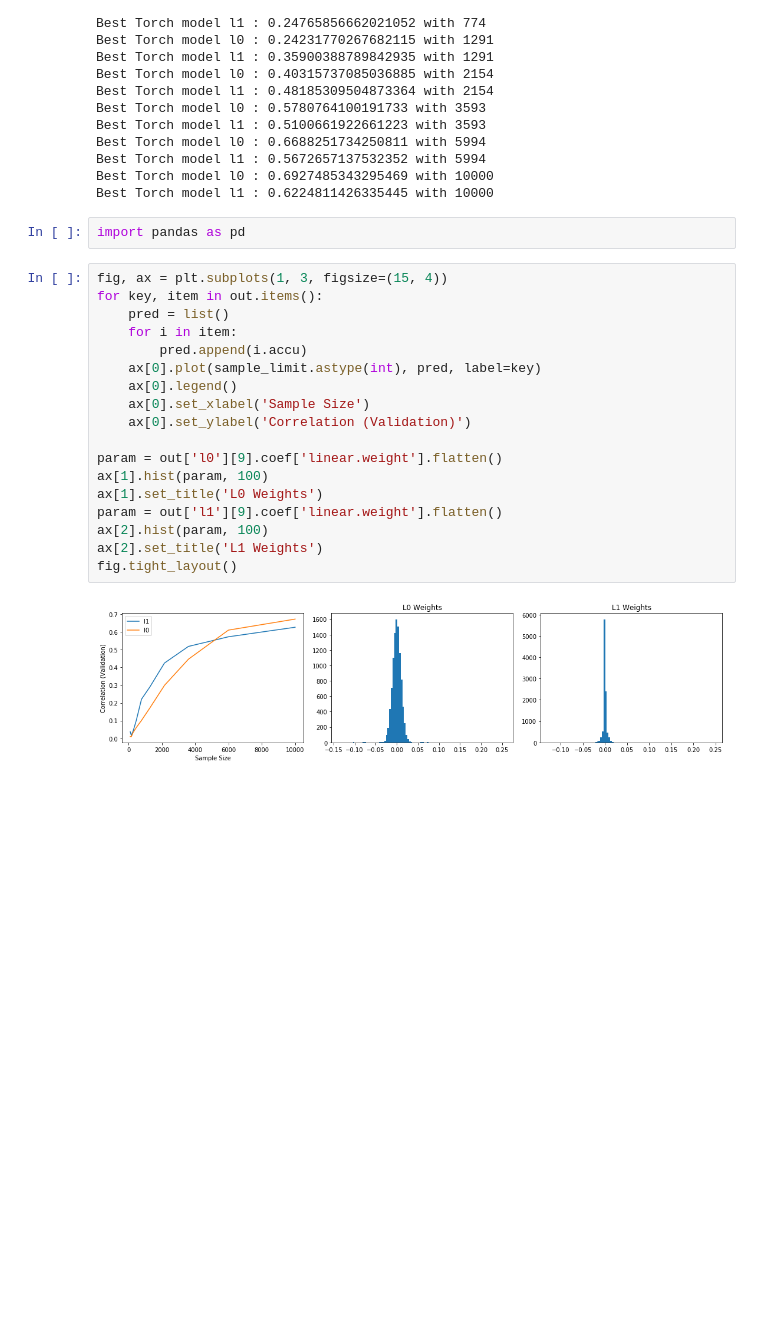
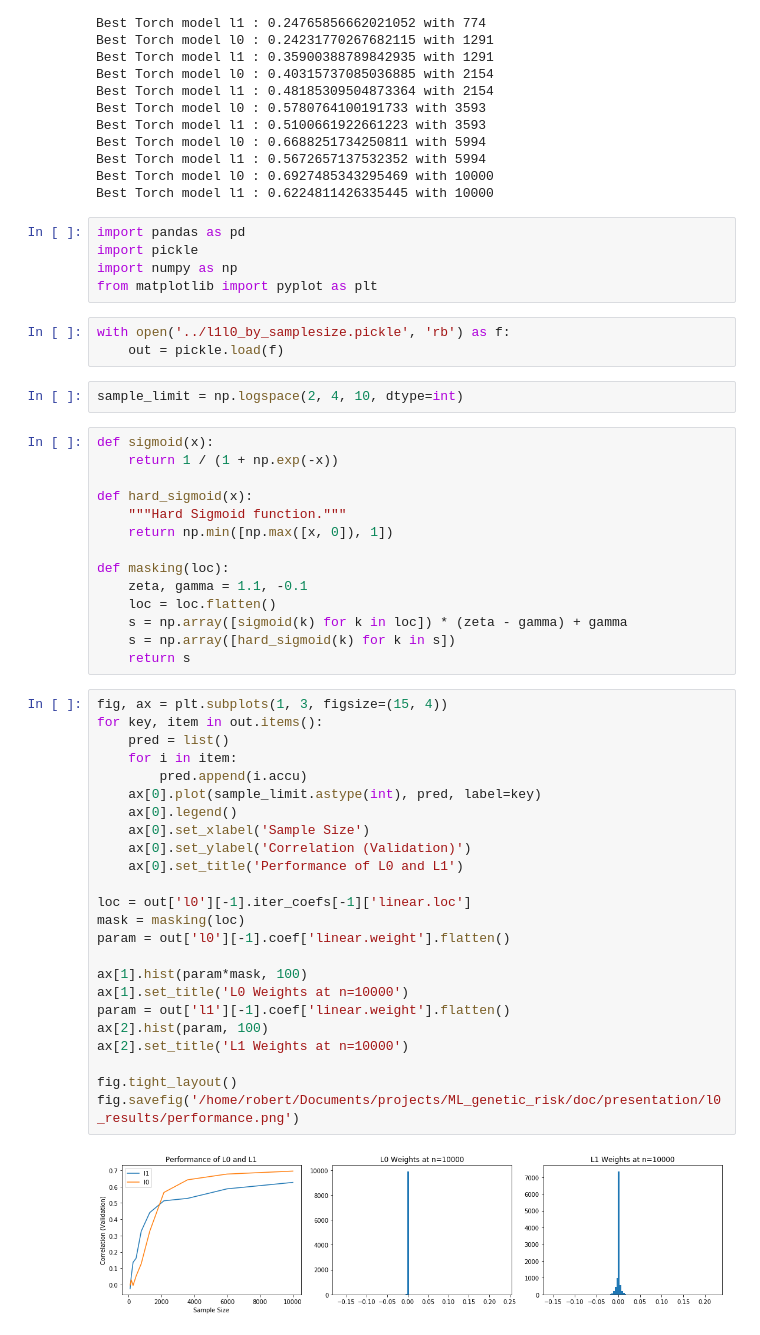
Before and after one commit to rmporsch/ML_genetic_risk, a Jupyter notebook: notebooks/Serial_and_sklearn_model.ipynb, the cells around one changed output. Drawn from its saved outputs; the diff is of its cells as text; blank space fills up the shorter version.

Commit message:
Example regression with presentation

```diff
--- a/notebooks/Serial_and_sklearn_model.ipynb
+++ b/notebooks/Serial_and_sklearn_model.ipynb
@@ -197,27 +197,55 @@ Best Torch model l0 : 0.6688251734250811 with 5994
 Best Torch model l1 : 0.5672657137532352 with 5994
 Best Torch model l0 : 0.6927485343295469 with 10000
 Best Torch model l1 : 0.6224811426335445 with 10000
-# %%
-import pandas as pd
+# %%
+import pandas as pd
+import pickle
+import numpy as np
+from matplotlib import pyplot as plt
+# %%
+with open('../l1l0_by_samplesize.pickle', 'rb') as f:
+    out = pickle.load(f)
+# %%
+sample_limit = np.logspace(2, 4, 10, dtype=int)
+# %%
+def sigmoid(x):
+    return 1 / (1 + np.exp(-x))
+
+def hard_sigmoid(x):
+    """Hard Sigmoid function."""
+    return np.min([np.max([x, 0]), 1])
+
+def masking(loc):
+    zeta, gamma = 1.1, -0.1
+    loc = loc.flatten()
+    s = np.array([sigmoid(k) for k in loc]) * (zeta - gamma) + gamma
+    s = np.array([hard_sigmoid(k) for k in s])
+    return s
 # %%
 fig, ax = plt.subplots(1, 3, figsize=(15, 4))
 for key, item in out.items():
     pred = list()
     for i in item:
         pred.append(i.accu)
     ax[0].plot(sample_limit.astype(int), pred, label=key)
     ax[0].legend()
     ax[0].set_xlabel('Sample Size')
     ax[0].set_ylabel('Correlation (Validation)')
+    ax[0].set_title('Performance of L0 and L1')
 
-param = out['l0'][9].coef['linear.weight'].flatten()
-ax[1].hist(param, 100)
-ax[1].set_title('L0 Weights')
-param = out['l1'][9].coef['linear.weight'].flatten()
+loc = out['l0'][-1].iter_coefs[-1]['linear.loc']
+mask = masking(loc)
+param = out['l0'][-1].coef['linear.weight'].flatten()
+
+ax[1].hist(param*mask, 100)
+ax[1].set_title('L0 Weights at n=10000')
+param = out['l1'][-1].coef['linear.weight'].flatten()
 ax[2].hist(param, 100)
-ax[2].set_title('L1 Weights')
+ax[2].set_title('L1 Weights at n=10000')
+
 fig.tight_layout()
+fig.savefig('/home/robert/Documents/projects/ML_genetic_risk/doc/presentation/l0_results/performance.png')
 # %% [output]
-[figure, old version]
+[figure, new version]
 # %%
 import joypy
```
Also changed, not shown: parts of 9 cells of this notebook, 19 other files.
